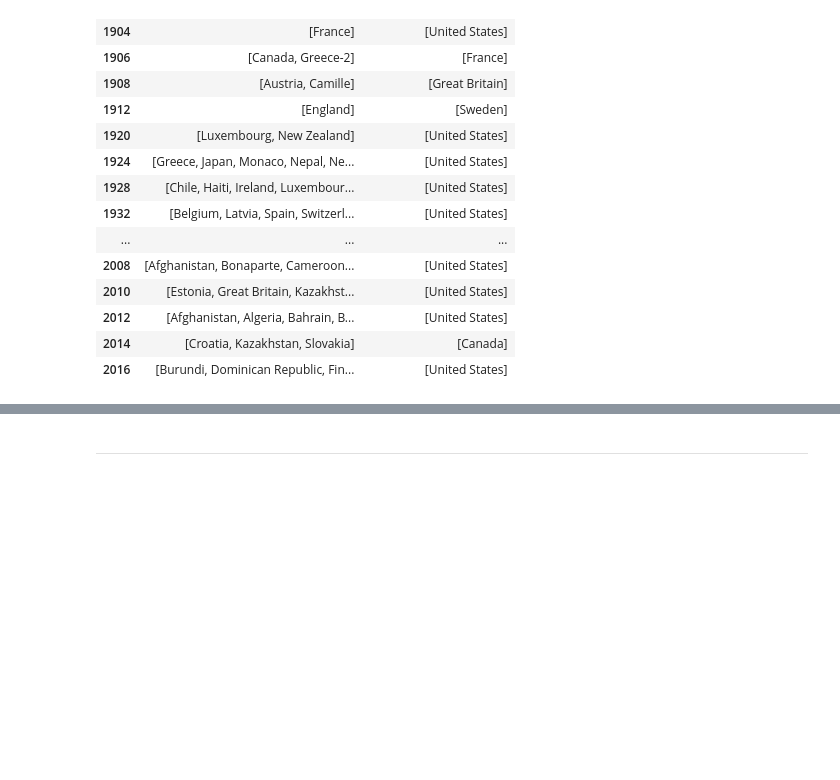
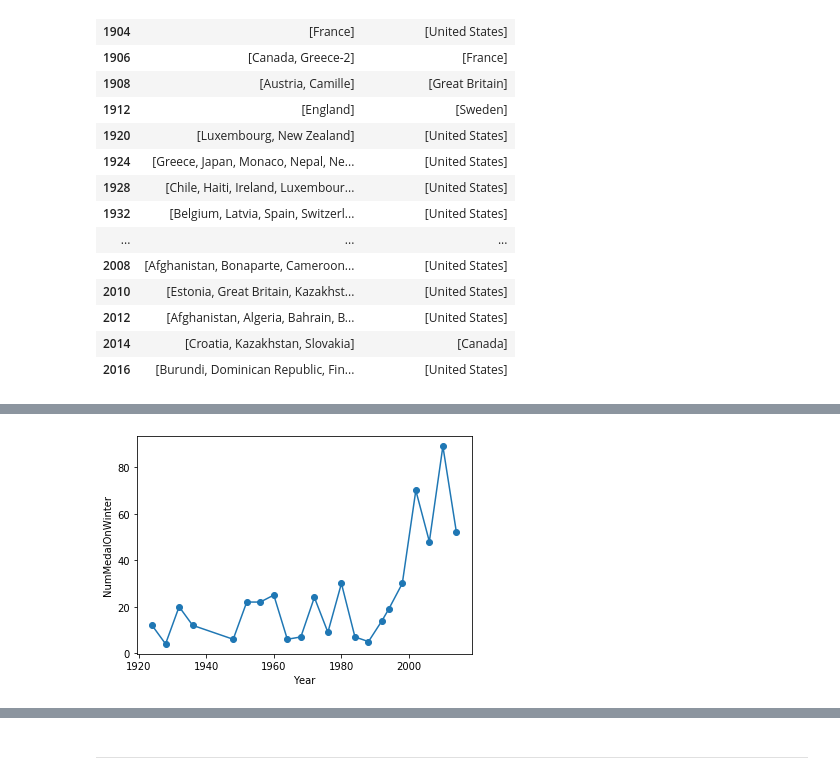
Before and after one commit to dtdung88/DSP-FinalProject, a Jupyter notebook: 1612908-DangTienDung.ipynb, the cells around one changed output, grey strips where cells are left out. Saved outputs shown, nothing was run; the diff lists cells and outputs as text; code cells hidden in the pictures; blank space fills up the shorter version.

```diff
--- a/1612908-DangTienDung.ipynb
+++ b/1612908-DangTienDung.ipynb
@@ -392,4 +401,0 @@ top5_teams_participate_winter_and_summer_df
-# %%
-ho = athlete_df.groupby(['Year', 'Team'])['Team'].count()
-for year in list_years:
-    print(f'{year}:', 'Vietnam' in ho[year].index)
@@ -413,0 +404,13 @@ for year in list_years:
+# %%
+teams_each_year = athlete_df.groupby(['Season', 'Year', 'Team'])['Team'].count()
+
+list_years_winter = sorted(list_years_winter_summer['Winter'])
+list_years_summer = sorted(list_years_winter_summer['Summer'])
+
+print('WINTER')
+for year in list_years_winter:
+    print(f'{year}:', 'United States' in temp['Winter', year].index)
+
+print('SUMMER')
+for year in list_years_summer:
+    print(f'{year}:', 'United States' in temp['Summer', year].index)
@@ -413,0 +441,23 @@ for year in list_years:
+# %%
+list_years_winter = sorted(list_years_winter_summer['Winter'])
+list_years_summer = sorted(list_years_winter_summer['Summer'])
+
+num_medals_each_season_each_year = athlete_df.groupby(['Season', 'Year', 'Team'])['Medal'].count().unstack().fillna(0).stack()
+
+list_num_medals_winter = []
+list_num_medals_summer = []
+
+for year in list_years_winter:
+    list_num_medals_winter.append(num_medals_each_season_each_year['Winter', year, 'United States'])
+
+for year in list_years_summer:
+    list_num_medals_summer.append(num_medals_each_season_each_year['Summer', year, 'United States'])
+
+numMedalsWinter = pd.Series(list_num_medals_winter, index=list_years_winter)
+numMedalsSummer = pd.Series(list_num_medals_summer, index=list_years_summer)
+# %%
+numMedalsWinter.plot.line(marker='o')
+plt.xlabel('Year')
+plt.ylabel('NumMedalOnWinter');
+# %% [output]
+[figure, added]
```
Also changed, not shown: parts of 22 cells of this notebook.
